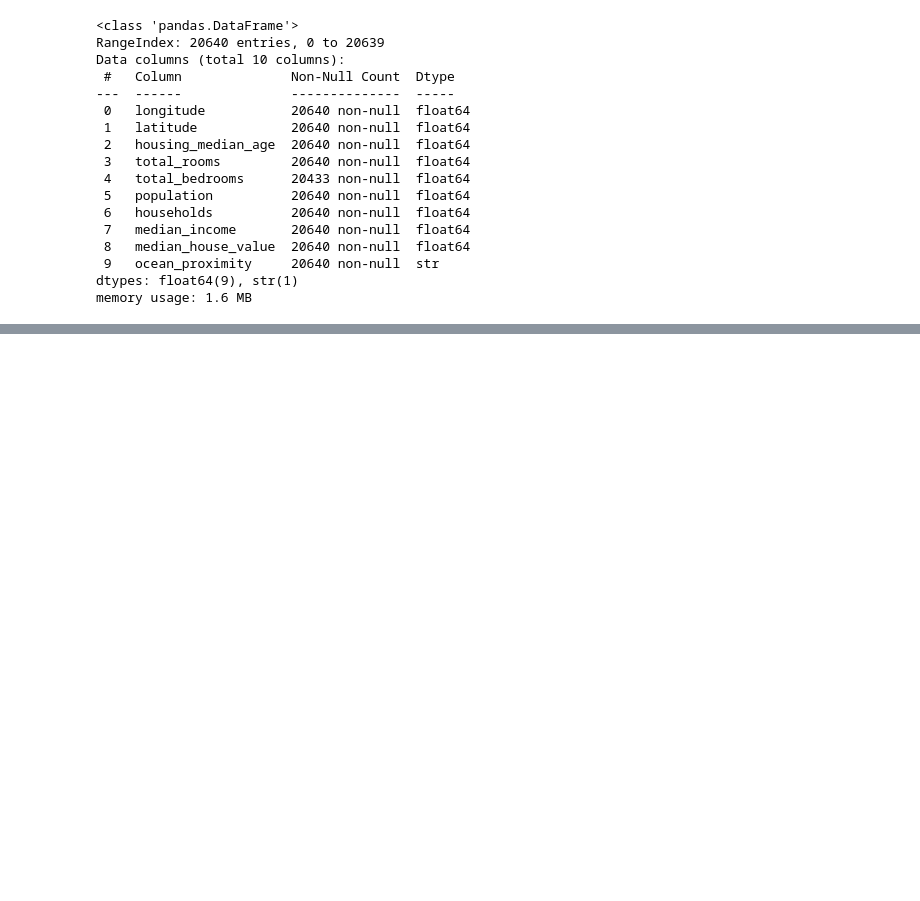
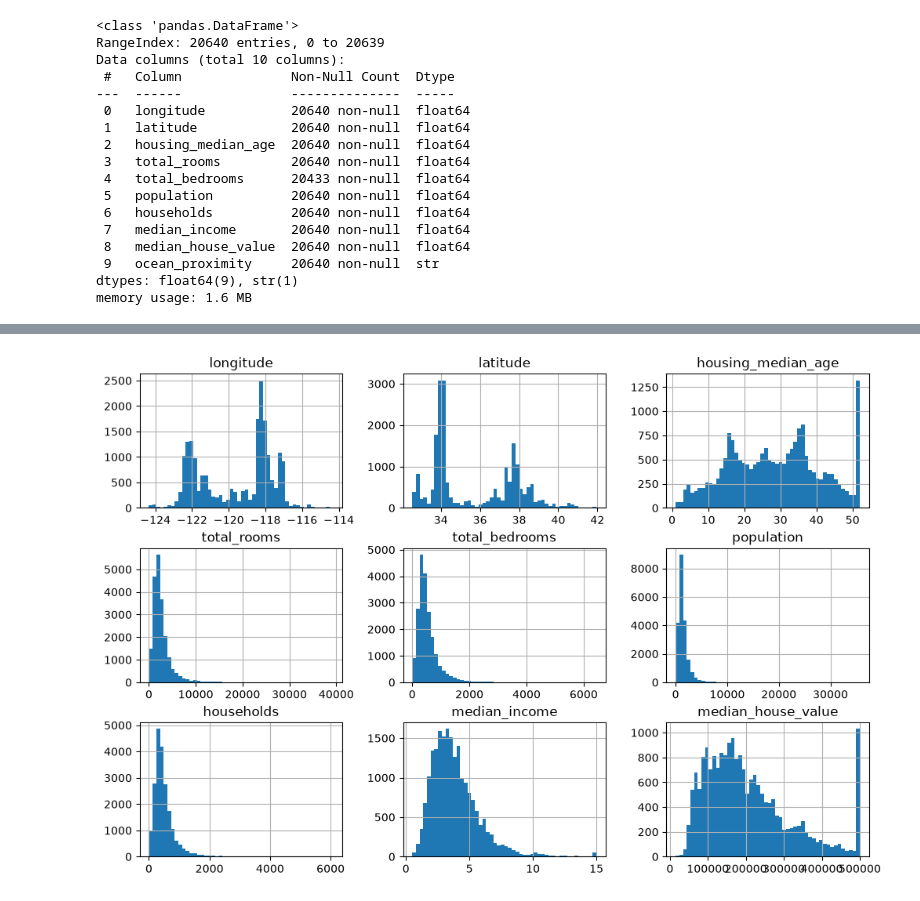
Before and after one commit to Danihmn/Hands-on-Machine-Learning-with-Scikit-Learn-Keras-and-TensowFlow-studies, a Jupyter notebook: chapter_2/end_to_end_ml_project/pipeline.ipynb, the cells around one changed output, grey strips where cells are left out. Drawn from its saved outputs; the diff is of its cells as text; code cells hidden in the pictures; blank space fills up the shorter version.

Commit message:
Added some data visualizations, to understand the dataset

```diff
--- a/chapter_2/end_to_end_ml_project/pipeline.ipynb
+++ b/chapter_2/end_to_end_ml_project/pipeline.ipynb
@@ -46,0 +70,5 @@ memory usage: 1.6 MB
+# %%
+housing.hist(bins=50, figsize=(12, 8))
+plt.show()
+# %% [output]
+[figure, added]
```
Also changed, not shown: parts of 3 cells of this notebook, 2 other files.
